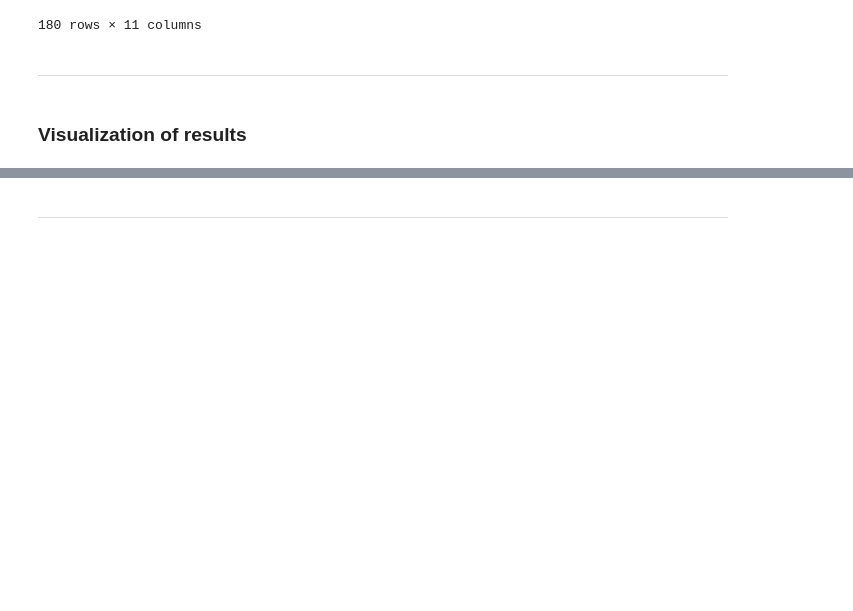
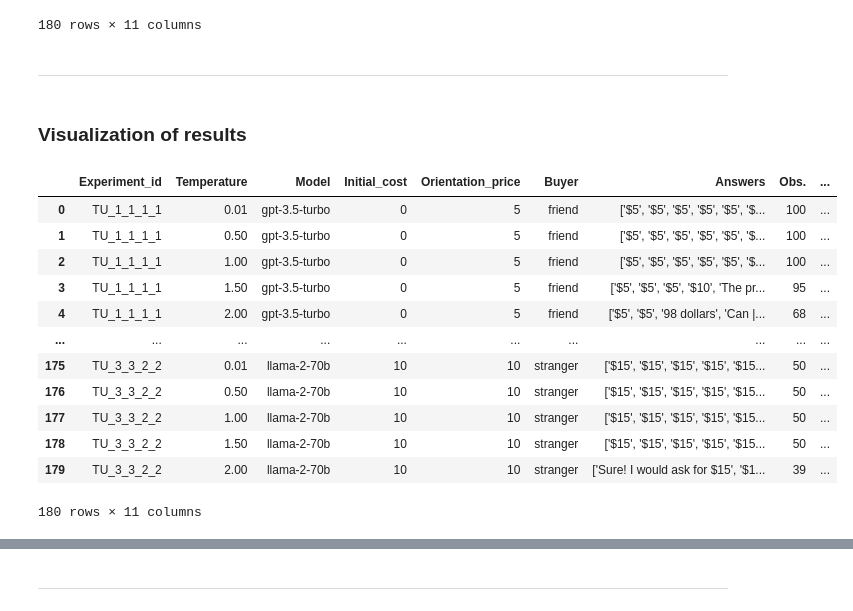
Before and after one commit to MariusDSPM/Data-Science-Project, a Jupyter notebook: Transaction Utility Theory.ipynb, the cells around one changed output, grey strips where cells are left out. Cells and saved outputs as stored; diff of their text form; code cells hidden in the pictures; blank space fills up the shorter version.

```diff
--- a/Transaction Utility Theory.ipynb
+++ b/Transaction Utility Theory.ipynb
@@ -1012,5 +1083,20 @@ TU_results.to_csv("src/data/Output/TU_results.csv", index = False)
 # %% [markdown]
 ### Visualization of results
 # %%
-TU_results = pd.read_csv("src/data/Output/TU_results.csv")
+TU_results = pd.read_csv("Dashboard/src/data/Output/TU_results.csv")
+TU_results
+# %% [output]
+|  | Experiment_id | Temperature | Model | Initial_cost | Orientation_price | Buyer | Answers | Obs. | ... |
+| 0 | TU_1_1_1_1 | 0.01 | gpt-3.5-turbo | 0 | 5 | friend | ['$5', '$5', '$5', '$5', '$5', '$... | 100 | ... |
+| 1 | TU_1_1_1_1 | 0.50 | gpt-3.5-turbo | 0 | 5 | friend | ['$5', '$5', '$5', '$5', '$5', '$... | 100 | ... |
+| 2 | TU_1_1_1_1 | 1.00 | gpt-3.5-turbo | 0 | 5 | friend | ['$5', '$5', '$5', '$5', '$5', '$... | 100 | ... |
+| 3 | TU_1_1_1_1 | 1.50 | gpt-3.5-turbo | 0 | 5 | friend | ['$5', '$5', '$5', '$10', 'The pr... | 95 | ... |
+| 4 | TU_1_1_1_1 | 2.00 | gpt-3.5-turbo | 0 | 5 | friend | ['$5', '$5', '98 dollars', 'Can |... | 68 | ... |
+| ... | ... | ... | ... | ... | ... | ... | ... | ... | ... |
+| 175 | TU_3_3_2_2 | 0.01 | llama-2-70b | 10 | 10 | stranger | ['$15', '$15', '$15', '$15', '$15... | 50 | ... |
+| 176 | TU_3_3_2_2 | 0.50 | llama-2-70b | 10 | 10 | stranger | ['$15', '$15', '$15', '$15', '$15... | 50 | ... |
+| 177 | TU_3_3_2_2 | 1.00 | llama-2-70b | 10 | 10 | stranger | ['$15', '$15', '$15', '$15', '$15... | 50 | ... |
+| 178 | TU_3_3_2_2 | 1.50 | llama-2-70b | 10 | 10 | stranger | ['$15', '$15', '$15', '$15', '$15... | 50 | ... |
+| 179 | TU_3_3_2_2 | 2.00 | llama-2-70b | 10 | 10 | stranger | ['Sure! I would ask for $15', '$1... | 39 | ... |
+180 rows × 11 columns
 # %%
```
Also changed, not shown: parts of 12 cells of this notebook, 6 other files.
